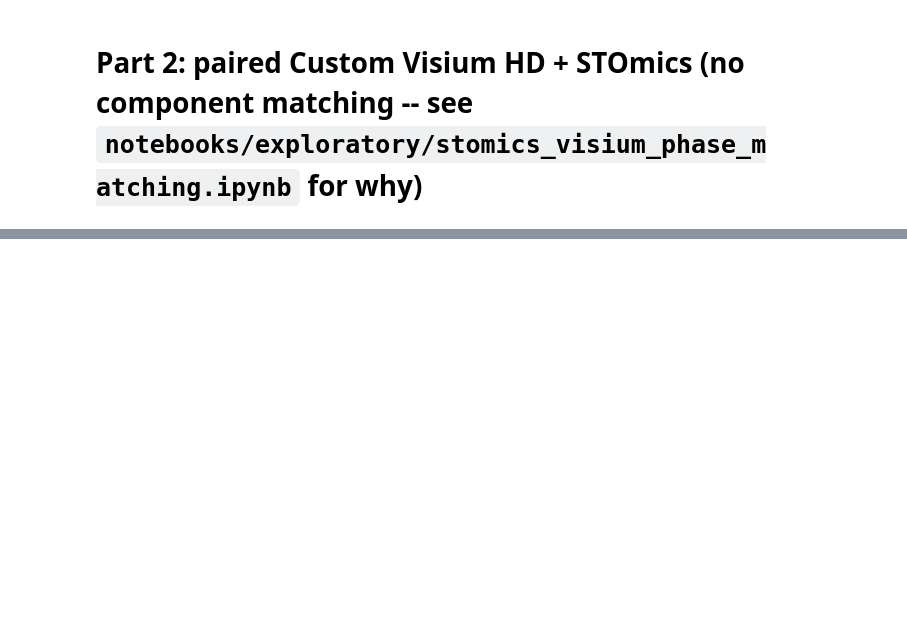
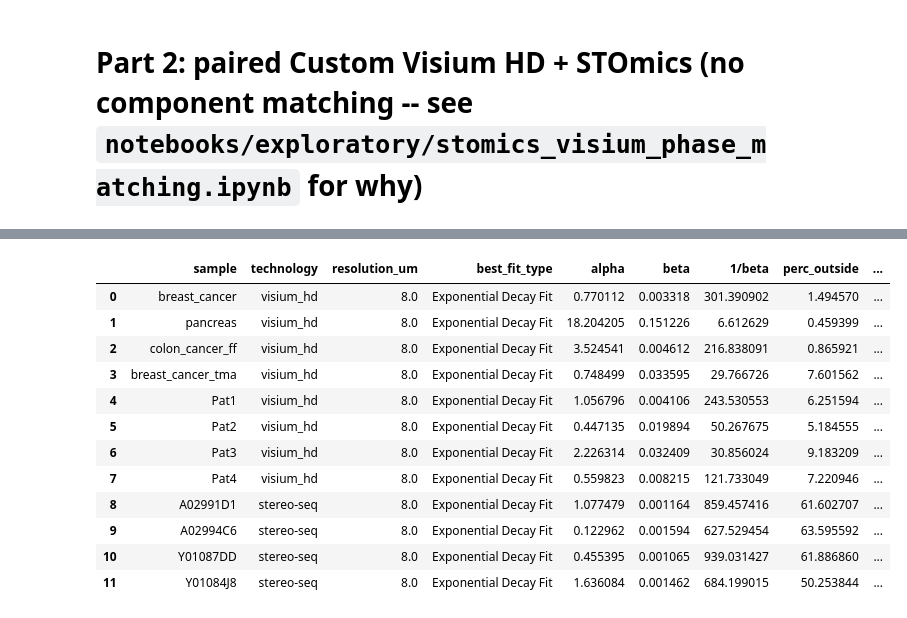
Before and after one commit to uderhardtlab/truncated_graphs, a Jupyter notebook: notebooks/ST.ipynb, the cells around one changed output, grey strips where cells are left out. Cells and saved outputs as stored; diff of their text form; code cells hidden in the pictures; blank space fills up the shorter version.

```diff
--- a/notebooks/ST.ipynb
+++ b/notebooks/ST.ipynb
@@ -123,26 +116,0 @@ figure2_df["x_pos"] = x_pos
-# %%
-mask_diffusion_results = []
-for i, sample in enumerate(ALL_SAMPLES["name"].values):
-    dataset_type = ALL_SAMPLES["dataset_type"].iloc[i]
-    bin_size_um = ALL_SAMPLES["bin_size_um"].iloc[i]
-
-    adata = enriched_adatas[sample]  # already built + enriched with analysis_buffer_fit by Part 1's loop
-    ea.ensure_diffusion(adata, bin_size_um, MIN_COMPONENT_SPOTS)
-    ea.save_enriched_adata(adata, sample)
-
-    for label, info in adata.uns["diffusion_fit"]["per_component"].items():
-        n_spots = adata.obs["components"].value_counts().loc[label]
-        result = {
-            "sample": sample, "component_rank": label, "component_label": f"{sample}_{label}",
-            "dataset_type": dataset_type, "n_outside": info["n_spots"],
-            "best_fit_type": info["best_fit_type"],
-            "alpha": info["alpha"], "beta": info["beta"],
-            "observed_effect_strength": info["observed_effect_strength"],
-            "n_spots": n_spots,
-            "component_size_um": n_spots * bin_size_um ** 2,  # same convention as results_df's own component_size_um
-            "bin_size_um": bin_size_um
-        }
-        mask_diffusion_results.append(result)
-
-mask_diffusion_df = pd.DataFrame(mask_diffusion_results)
-mask_diffusion_df
@@ -175 +117,27 @@ plot_df = mask_diffusion_df.dropna(subset=["alpha", "beta"])
+# %%
+raw_pooled_df = pd.DataFrame([
+    json.loads((RESULTS_DIR / f"{sample}_diffusion_8um.json").read_text()) for sample in SAMPLES["name"]
+])
+
+PATIENT_PAIR_LOOKUP = {s: "_".join(pair) for pair in PATIENT_PAIRS for s in pair}
+raw_pooled_df["pair"] = raw_pooled_df["sample"].map(PATIENT_PAIR_LOOKUP)  # NaN for demo samples
+raw_pooled_df["perc_outside"] = raw_pooled_df["perc_counts_outside"]  # counts-weighted
+raw_pooled_df["1/beta"] = raw_pooled_df["decay_length_um"]
+
+raw_pooled_paired_df = raw_pooled_df.dropna(subset=["pair"])  # panel e: paired samples only
+raw_pooled_df[["sample", "technology", "resolution_um", "best_fit_type", "alpha", "beta", "1/beta", "perc_outside", "n_bins_total"]]
+# %% [output]
+|  | sample | technology | resolution_um | best_fit_type | alpha | beta | 1/beta | perc_outside | ... |
+| 0 | breast_cancer | visium_hd | 8.0 | Exponential Decay Fit | 0.770112 | 0.003318 | 301.390902 | 1.494570 | ... |
+| 1 | pancreas | visium_hd | 8.0 | Exponential Decay Fit | 18.204205 | 0.151226 | 6.612629 | 0.459399 | ... |
+| 2 | colon_cancer_ff | visium_hd | 8.0 | Exponential Decay Fit | 3.524541 | 0.004612 | 216.838091 | 0.865921 | ... |
+| 3 | breast_cancer_tma | visium_hd | 8.0 | Exponential Decay Fit | 0.748499 | 0.033595 | 29.766726 | 7.601562 | ... |
+| 4 | Pat1 | visium_hd | 8.0 | Exponential Decay Fit | 1.056796 | 0.004106 | 243.530553 | 6.251594 | ... |
+| 5 | Pat2 | visium_hd | 8.0 | Exponential Decay Fit | 0.447135 | 0.019894 | 50.267675 | 5.184555 | ... |
+| 6 | Pat3 | visium_hd | 8.0 | Exponential Decay Fit | 2.226314 | 0.032409 | 30.856024 | 9.183209 | ... |
+| 7 | Pat4 | visium_hd | 8.0 | Exponential Decay Fit | 0.559823 | 0.008215 | 121.733049 | 7.220946 | ... |
+| 8 | A02991D1 | stereo-seq | 8.0 | Exponential Decay Fit | 1.077479 | 0.001164 | 859.457416 | 61.602707 | ... |
+| 9 | A02994C6 | stereo-seq | 8.0 | Exponential Decay Fit | 0.122962 | 0.001594 | 627.529454 | 63.595592 | ... |
+| 10 | Y01087DD | stereo-seq | 8.0 | Exponential Decay Fit | 0.455395 | 0.001065 | 939.031427 | 61.886860 | ... |
+| 11 | Y01084J8 | stereo-seq | 8.0 | Exponential Decay Fit | 1.636084 | 0.001462 | 684.199015 | 50.253844 | ... |
 # %%
```
Also changed, not shown: parts of 16 cells of this notebook, 9 other files.
